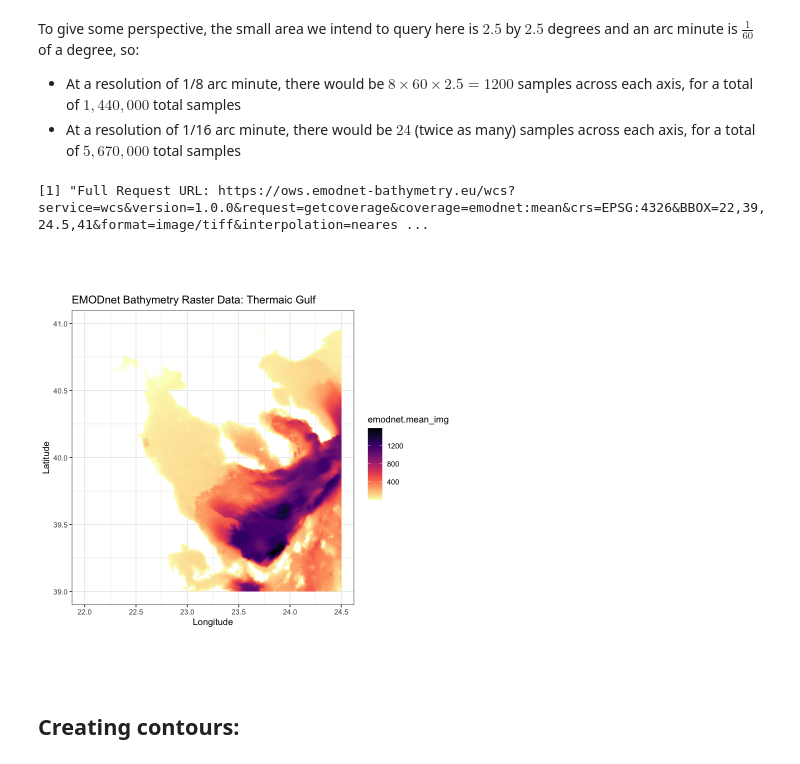
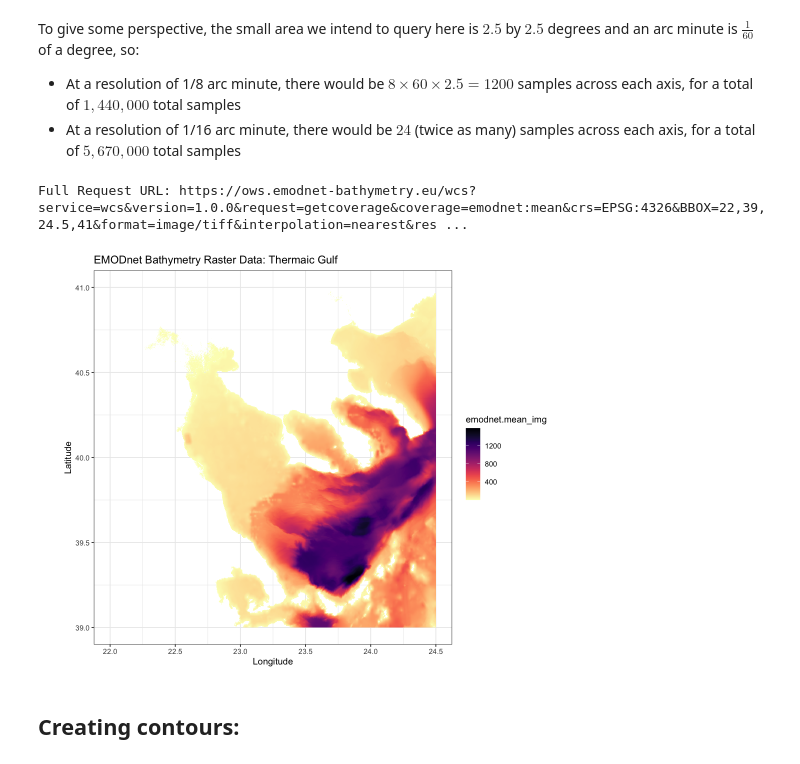
Before and after one commit to johnmays/bathymetric-data-vis, a Jupyter notebook: r_development/wcs_contour_generation.ipynb, the cells around one changed output. Drawn from its saved outputs; the diff is of its cells as text; code cells hidden in the pictures.

```diff
--- a/r_development/wcs_contour_generation.ipynb
+++ b/r_development/wcs_contour_generation.ipynb
@@ -37,42 +40,26 @@ xmin <- 22.0
 xmax <- 24.5
 ymin <- 39.0
 ymax <- 41.0
-# %%
-get_bathymetry_tile <- function(name, xmin, xmax, ymin, ymax, resx = 1, resy = 1) {
-  bounding_box <- paste(xmin, ymin, xmax, ymax, sep = ",")
-  url <- paste("https://ows.emodnet-bathymetry.eu/wcs?service=wcs&version=1.0.0&request=getcoverage&coverage=",
-               name, "&crs=EPSG:4326&BBOX=", bounding_box,
-               "&format=image/tiff&interpolation=nearest&resx=", resx, "&resy=", resy,
-               sep = "")
-  print(paste("Full Request URL:", url))
-  temp <- paste(name, "img.tiff", sep = "_")
-  temp <- tempfile(temp)
-  download.file(url, temp, quiet = FALSE, mode = "wb")
-  img_raw <- raster::raster(temp)
-  img_raw <- -1 * img_raw
-  img_raw[img_raw < 0] <- 0 # (any heights above sea level become 0)
-  img_raw[img_raw == 0] <- NaN # (any coastlines are marked with NaN)
-  return(img_raw)
-}
 # %%
-img <- get_bathymetry_tile(name="emodnet:mean", xmin, xmax, ymin, ymax, resx = 0.001, resy = 0.001)
+img <- get_bathymetry_tile(xmin, xmax, ymin, ymax, resx = 0.001, resy = 0.001)
 # %% [output]
-[1] "Full Request URL: https://ows.emodnet-bathymetry.eu/wcs?service=wcs&version=1.0.0&request=getcoverage&coverage=emodnet:mean&crs=EPSG:4326&BBOX=22,39,24.5,41&format=image/tiff&interpolation=neares ...
+Full Request URL: https://ows.emodnet-bathymetry.eu/wcs?service=wcs&version=1.0.0&request=getcoverage&coverage=emodnet:mean&crs=EPSG:4326&BBOX=22,39,24.5,41&format=image/tiff&interpolation=nearest&res ...
 # %%
 bathy_df <- as.data.frame(as(img, "SpatialPixelsDataFrame"))
 # %%
+options(repr.plot.width = 9, repr.plot.height = 7)
 map <- ggplot(aes(x = x, y = y, z = emodnet.mean_img), data = bathy_df) +
   geom_tile(data = bathy_df, aes(fill = emodnet.mean_img)) +
   #scale_fill_gradient(low = "#0097ea", high = "#1f1820", name = "Depth (m)") +
   scale_fill_viridis(option = "A", direction = -1) + # magma colormap
   coord_quickmap(xlim = range(xmin, xmax), ylim = range(ymin, ymax)) +
   ggtitle("EMODnet Bathymetry Raster Data: Thermaic Gulf") +
   xlab("Longitude") +
   ylab("Latitude") +
   theme_bw()
 map
 # %% [output]
-[figure, old version]
+[figure, new version]
 # %% [markdown]
 ## Creating contours:
 # %%
```
Also changed, not shown: parts of 27 cells of this notebook, 2 other files.
